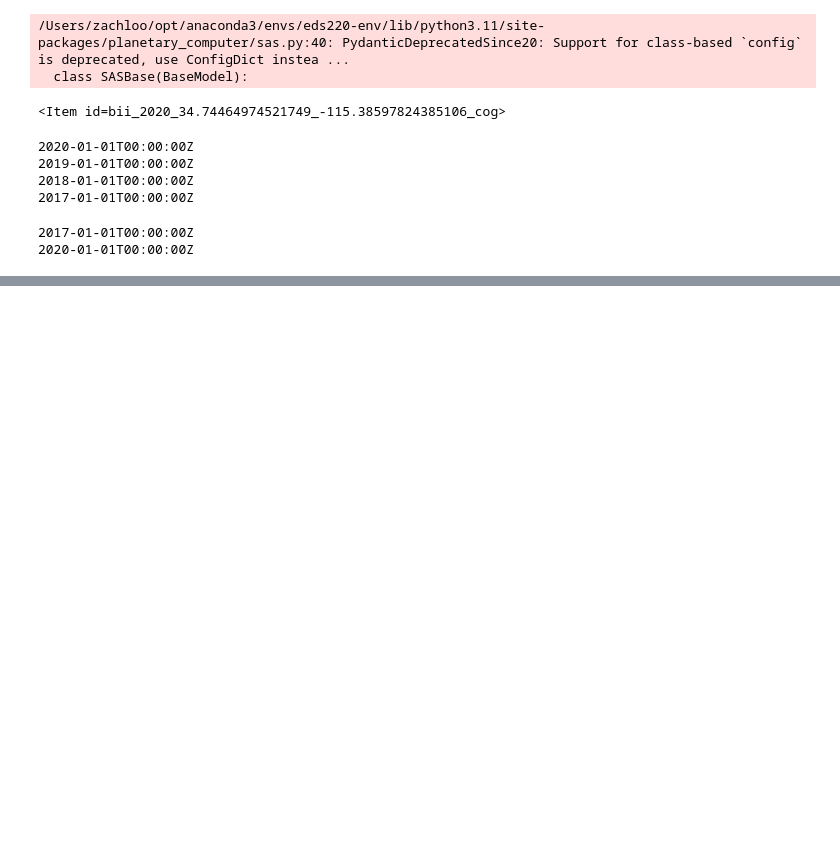
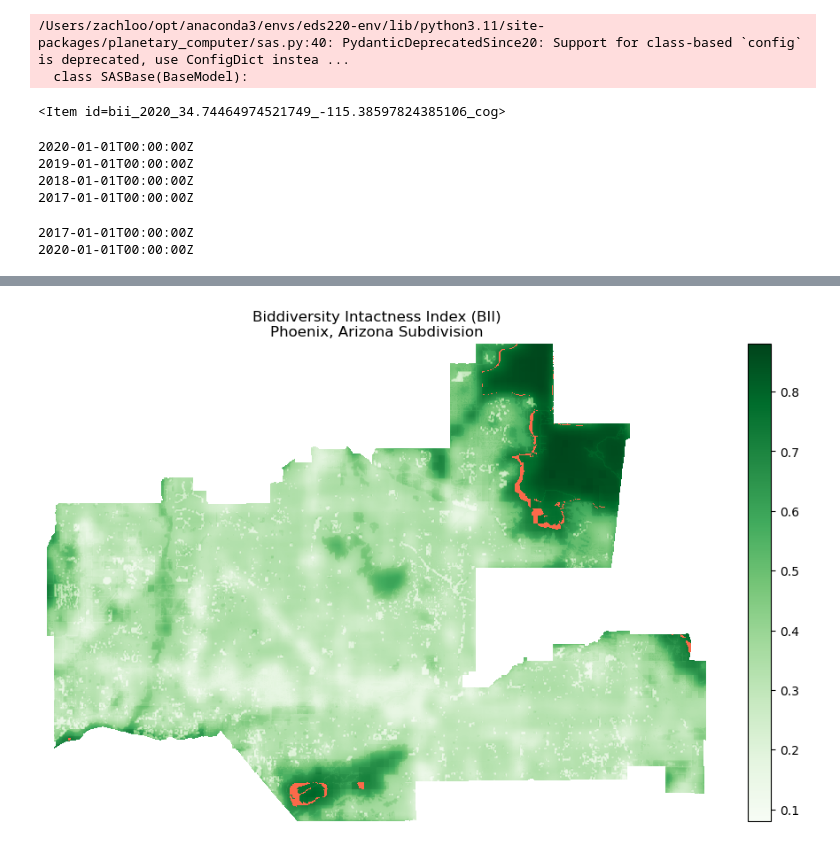
Before and after one commit to zachyyy700/eds220-phoenix-biodiversity, a Jupyter notebook: phoenix_biodiversity.ipynb, the cells around one changed output, grey strips where cells are left out. Saved outputs shown, nothing was run; the diff lists cells and outputs as text; code cells hidden in the pictures; blank space fills up the shorter version.

```diff
--- a/phoenix_biodiversity.ipynb
+++ b/phoenix_biodiversity.ipynb
@@ -64,0 +119,3 @@ biodiv_2020 = rioxr.open_rasterio(items[0].assets["data"].href)
+# %%
+biodiv_2017_clip = biodiv_2017.rio.clip_box(*phoenix.total_bounds).rio.clip(phoenix.geometry)
+biodiv_2020_clip = biodiv_2020.rio.clip_box(*phoenix.total_bounds).rio.clip(phoenix.geometry)
@@ -64,0 +142,5 @@ biodiv_2020 = rioxr.open_rasterio(items[0].assets["data"].href)
+# %%
+bii_loss = high_bii_2017 & (~high_bii_2020)
+
+# Assign 0 to nan
+bii_loss_masked = bii_loss.where(bii_loss != 0)
@@ -64,0 +151,12 @@ biodiv_2020 = rioxr.open_rasterio(items[0].assets["data"].href)
+# %%
+fig, ax = plt.subplots(figsize=(12, 7))
+
+ax.axis('off')
+
+biodiv_2020_clip.plot(ax=ax, cmap="Greens")
+bii_loss_masked.plot(ax=ax, cmap='Reds',
+                     add_colorbar=False)
+plt.title("Biddiversity Intactness Index (BII)\nPhoenix, Arizona Subdivision")
+plt.show()
+# %% [output]
+[figure, added]
```
Also changed, not shown: parts of 11 cells of this notebook.
